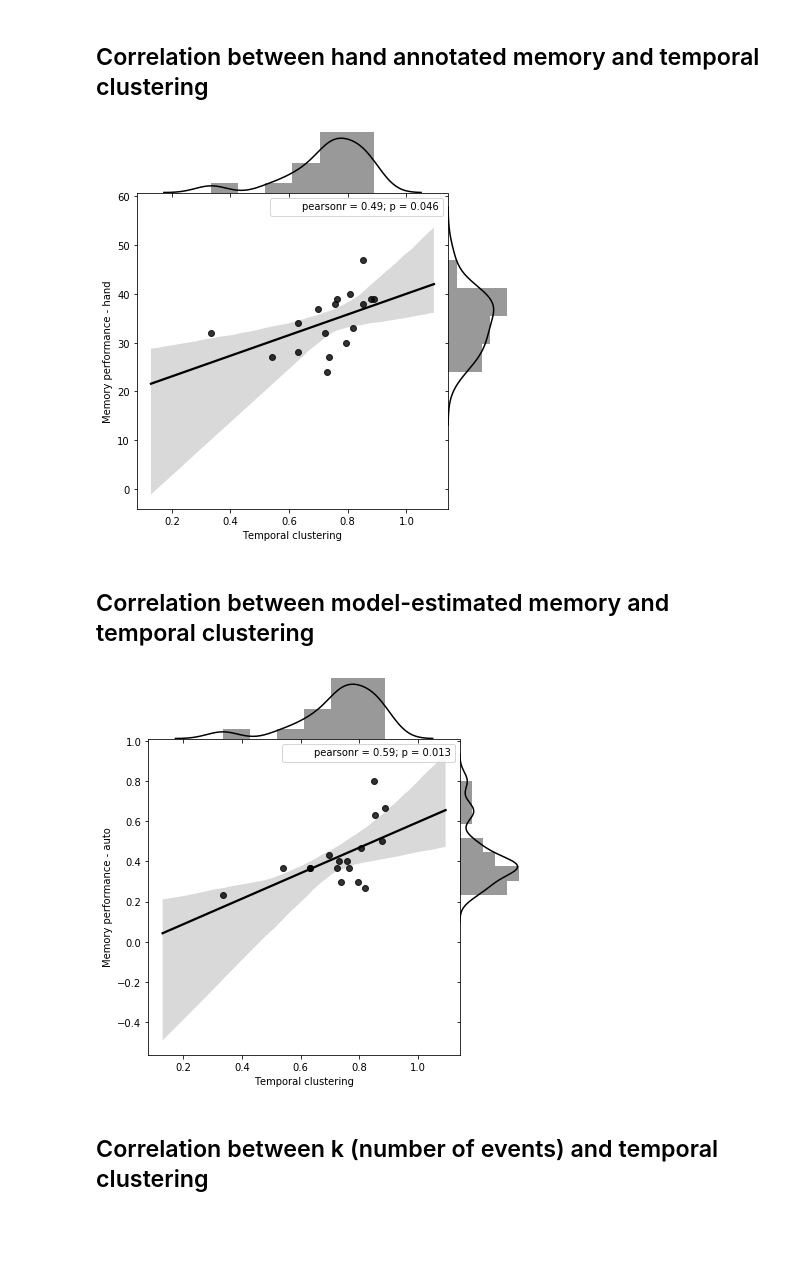
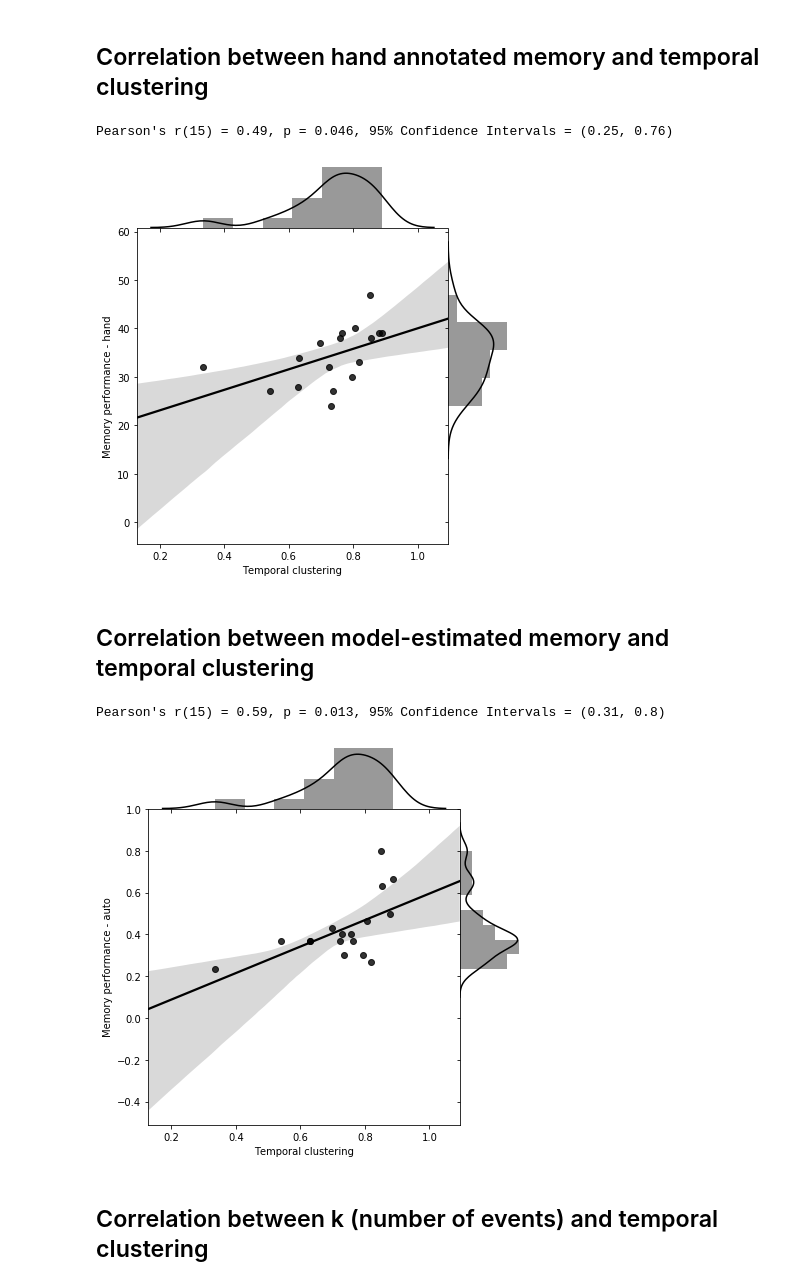
Before and after one commit to ContextLab/sherlock-topic-model-paper, a Jupyter notebook: code/notebooks/main/list-learning_analysis.ipynb, the cells around one changed output. Saved outputs shown, nothing was run; the diff lists cells and outputs as text; code cells hidden in the pictures; blank space fills up the shorter version.

Commit message:
confidence interval calculation for list-learning and precision/distinctiveness analyses

```diff
--- a/code/notebooks/main/list-learning_analysis.ipynb
+++ b/code/notebooks/main/list-learning_analysis.ipynb
@@ -21,3 +28,19 @@ Helper functions and variables used across multiple notebooks can be found in `/
+# %%
+def plot_reg(x, y, data, ci=95, n_boots=1000, **jointplot_kwargs):
+    xvals, yvals = df[x], df[y]
+    dof = xvals.shape[0] - 2
+    r, p = pearsonr(xvals, yvals)
+    ci_low, ci_high = pearsonr_ci(xvals, yvals, ci=ci, n_boots=n_boots)
+    if p < 0.001:
+        pval = 'p < 0.001'
+    else:
+        pval = f'p = {round(p, 3)}'
+
+    print(f"Pearson's r({dof}) = {r:.2f}, "
+          f"{pval}, "
+          f"{ci}% Confidence Intervals = ({round(ci_low, 2)}, {round(ci_high, 2)})")
+    sns.jointplot(x=x, y=y, data=data, ci=ci, n_boot=n_boots, **jointplot_kwargs)
+    plt.show()
 # %% [markdown]
 ## Set plot parameters
 # %%
@@ -143,10 +166,11 @@ df = pd.DataFrame({
     'Memory performance - auto': res['spc'].data.mean(axis=1).values
 })
 # %%
-jointplot_kwargs = {
+reg_kwargs = {
     'data': df,
+    'ci': 95,
+    'n_boots': 10000,
     'kind': 'reg',
-    'stat_func': pearsonr,
     'space': 0,
     'color': 'k'
 }
@@ -171,21 +191,17 @@ plt.show()
 # %% [markdown]
 ## Correlation between hand annotated memory and temporal clustering
 # %%
-sns.jointplot(x='Temporal clustering',
-              y='Memory performance - hand',
-              **jointplot_kwargs)
-plt.show()
+plot_reg(x='Temporal clustering', y='Memory performance - hand', **reg_kwargs)
 # %% [output]
+Pearson's r(15) = 0.49, p = 0.046, 95% Confidence Intervals = (0.25, 0.76)
-[figure, old version]
+[figure, new version]
 # %% [markdown]
 ## Correlation between model-estimated memory and temporal clustering
 # %%
-sns.jointplot(x='Temporal clustering',
-              y='Memory performance - auto',
-              **jointplot_kwargs)
-plt.show()
+plot_reg(x='Temporal clustering', y='Memory performance - auto', **reg_kwargs)
 # %% [output]
+Pearson's r(15) = 0.59, p = 0.013, 95% Confidence Intervals = (0.31, 0.8)
-[figure, old version]
+[figure, new version]
 # %% [markdown]
 ## Correlation between k (number of events) and temporal clustering
 # %%
```
Also changed, not shown: parts of 10 cells of this notebook, 2 other files.
